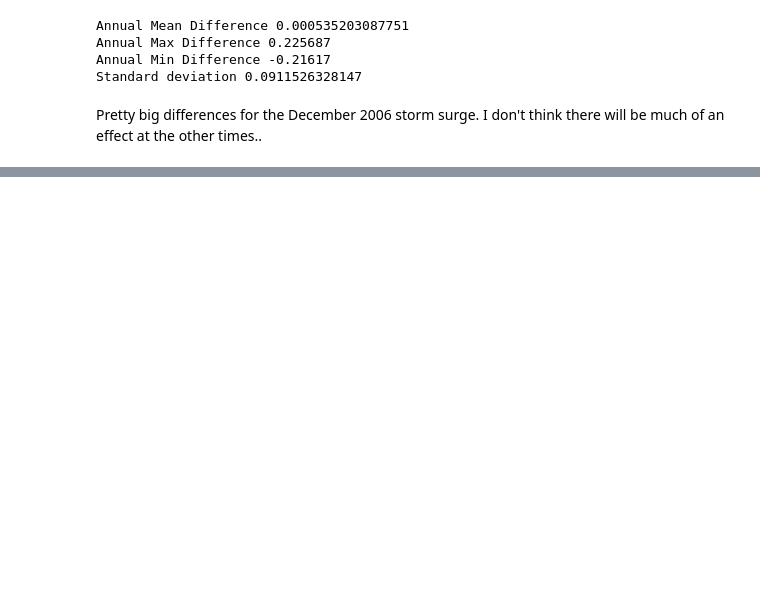
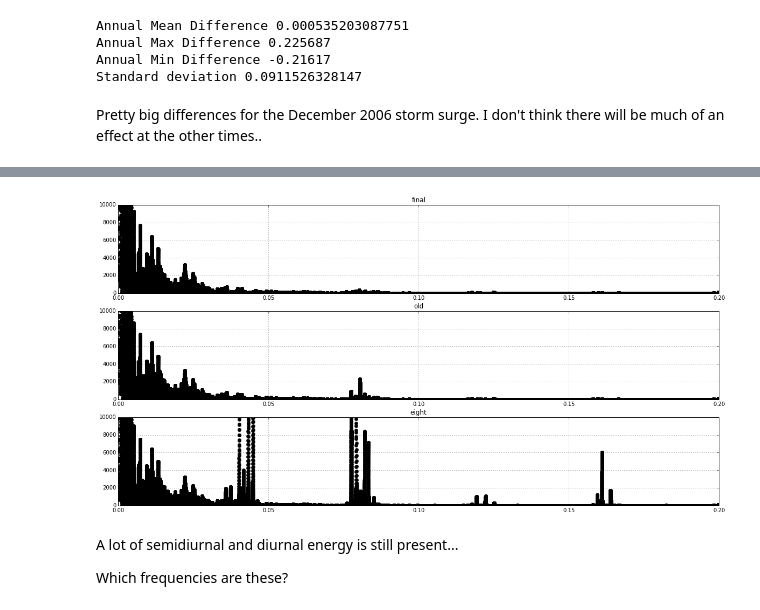
Before and after one commit to SalishSeaCast/storm-surge, a Jupyter notebook: Revisions/tides/Compare Tofino Predictions.ipynb, the cells around one changed output, grey strips where cells are left out. Drawn from its saved outputs; the diff is of its cells as text; code cells hidden in the pictures; blank space fills up the shorter version.

```diff
--- a/Revisions/tides/Compare Tofino Predictions.ipynb
+++ b/Revisions/tides/Compare Tofino Predictions.ipynb
@@ -490,0 +536,11 @@ Pretty big differences for the December 2006 storm surge. I don't think there wi
+# %%
+for ax in axs:
+    ax.set_xlim([0,0.2])
+    ax.set_ylim([0,10000])
+fig
+# %% [output]
+[figure, added]
+# %% [markdown]
+A lot of semidiurnal and diurnal energy is still present...
+
+Which frequencies are these?
```
Also changed, not shown: parts of 20 cells of this notebook, 3 other files.
